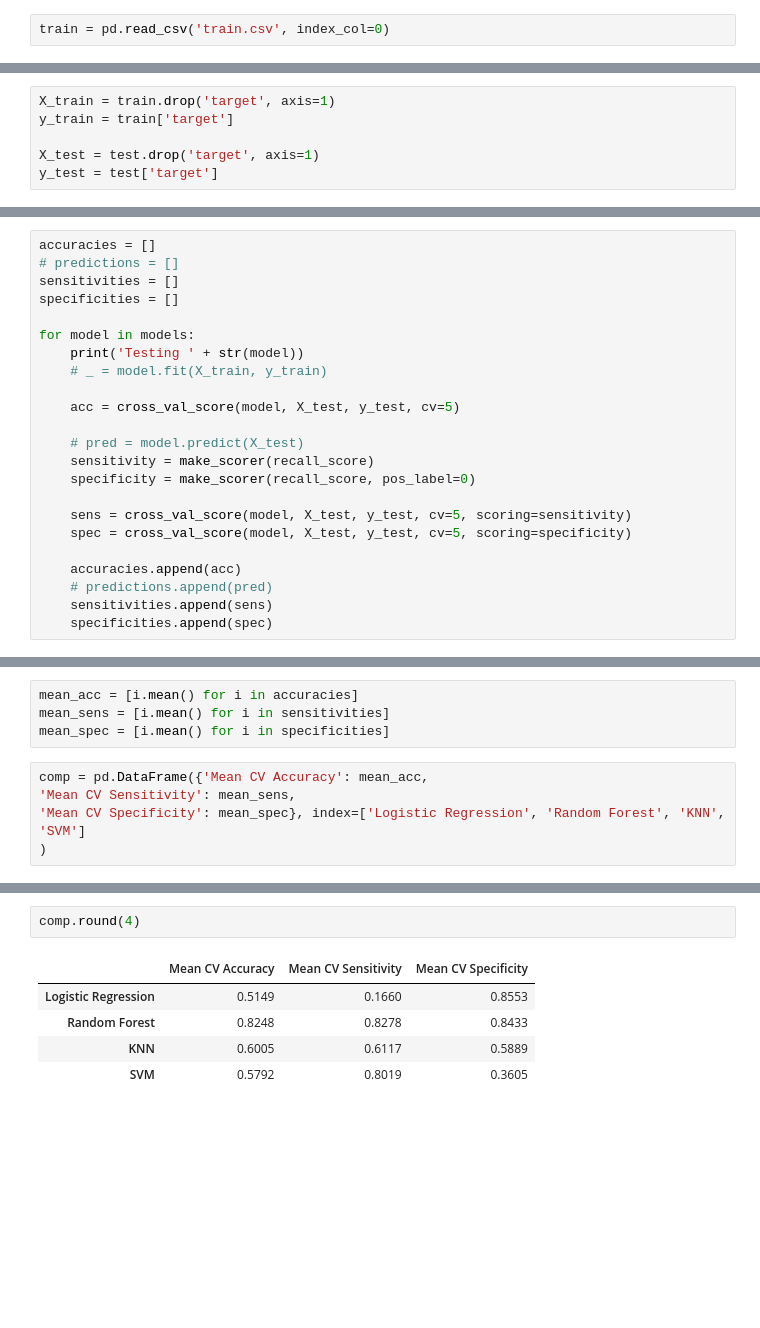
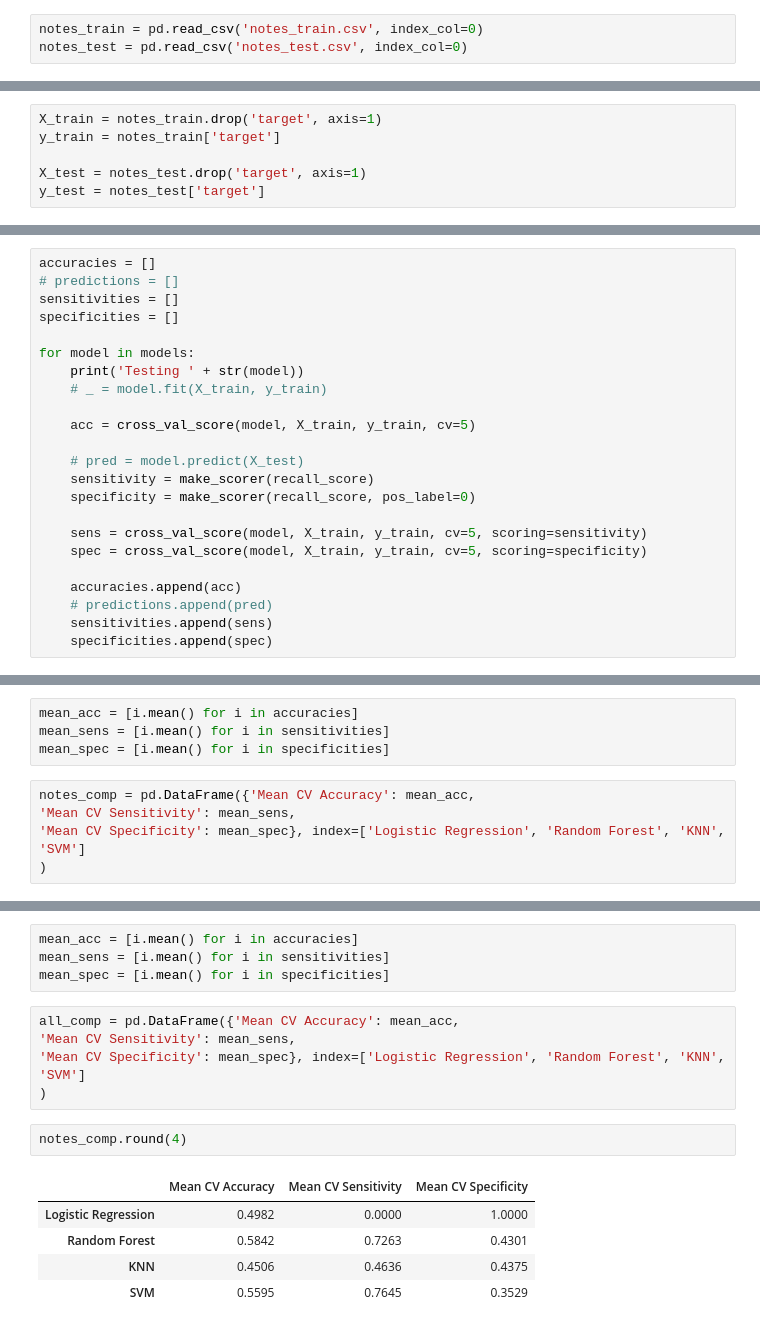
Before and after one commit to drewtray/BD4H, a Jupyter notebook: sklearn_models.ipynb, the cells around one changed output, grey strips where cells are left out. Saved outputs shown, nothing was run; the diff lists cells and outputs as text; blank space fills up the shorter version.

```diff
--- a/sklearn_models.ipynb
+++ b/sklearn_models.ipynb
@@ -19,3 +21,4 @@ from sklearn.svm import SVC
 # %%
-train = pd.read_csv('train.csv', index_col=0)
+notes_train = pd.read_csv('notes_train.csv', index_col=0)
+notes_test = pd.read_csv('notes_test.csv', index_col=0)
 # %%
@@ -38,9 +42,9 @@ test.shape
 # %%
-X_train = train.drop('target', axis=1)
-y_train = train['target']
+X_train = notes_train.drop('target', axis=1)
+y_train = notes_train['target']
 
-X_test = test.drop('target', axis=1)
-y_test = test['target']
+X_test = notes_test.drop('target', axis=1)
+y_test = notes_test['target']
 # %%
 models = [
           LogisticRegression(max_iter=1000, C=3),
@@ -58,14 +62,14 @@ for model in models:
     print('Testing ' + str(model))
     # _ = model.fit(X_train, y_train)
 
-    acc = cross_val_score(model, X_test, y_test, cv=5)
+    acc = cross_val_score(model, X_train, y_train, cv=5)
 
     # pred = model.predict(X_test)
     sensitivity = make_scorer(recall_score)
     specificity = make_scorer(recall_score, pos_label=0)
 
-    sens = cross_val_score(model, X_test, y_test, cv=5, scoring=sensitivity)
-    spec = cross_val_score(model, X_test, y_test, cv=5, scoring=specificity)
+    sens = cross_val_score(model, X_train, y_train, cv=5, scoring=sensitivity)
+    spec = cross_val_score(model, X_train, y_train, cv=5, scoring=specificity)
 
     accuracies.append(acc)
     # predictions.append(pred)
@@ -106,7 +92,7 @@ mean_acc = [i.mean() for i in accuracies]
 mean_sens = [i.mean() for i in sensitivities]
 mean_spec = [i.mean() for i in specificities]
 # %%
-comp = pd.DataFrame({'Mean CV Accuracy': mean_acc,
+notes_comp = pd.DataFrame({'Mean CV Accuracy': mean_acc,
 'Mean CV Sensitivity': mean_sens,
 'Mean CV Specificity': mean_spec}, index=['Logistic Regression', 'Random Forest', 'KNN', 'SVM']
 )
@@ -113,8 +222,17 @@ comp = pd.DataFrame({'Mean CV Accuracy': mean_acc,
+# %%
+mean_acc = [i.mean() for i in accuracies]
+mean_sens = [i.mean() for i in sensitivities]
+mean_spec = [i.mean() for i in specificities]
+# %%
+all_comp = pd.DataFrame({'Mean CV Accuracy': mean_acc,
+'Mean CV Sensitivity': mean_sens,
+'Mean CV Specificity': mean_spec}, index=['Logistic Regression', 'Random Forest', 'KNN', 'SVM']
+)
 # %%
-comp.round(4)
+notes_comp.round(4)
 # %% [output]
 |  | Mean CV Accuracy | Mean CV Sensitivity | Mean CV Specificity |
-| Logistic Regression | 0.5149 | 0.1660 | 0.8553 |
-| Random Forest | 0.8248 | 0.8278 | 0.8433 |
-| KNN | 0.6005 | 0.6117 | 0.5889 |
-| SVM | 0.5792 | 0.8019 | 0.3605 |
+| Logistic Regression | 0.4982 | 0.0000 | 1.0000 |
+| Random Forest | 0.5842 | 0.7263 | 0.4301 |
+| KNN | 0.4506 | 0.4636 | 0.4375 |
+| SVM | 0.5595 | 0.7645 | 0.3529 |
```
Also changed, not shown: parts of 33 cells of this notebook, 12 other files.
